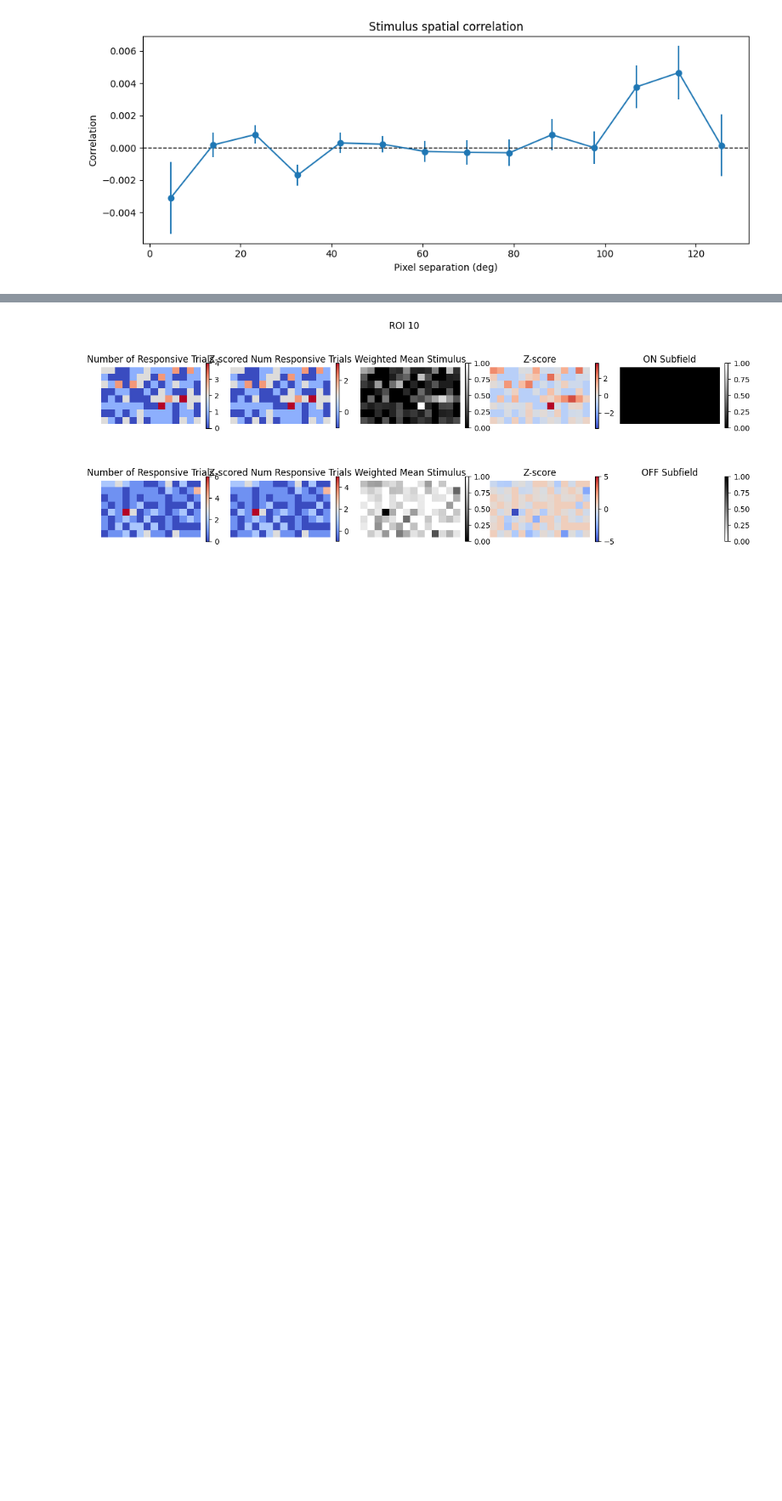
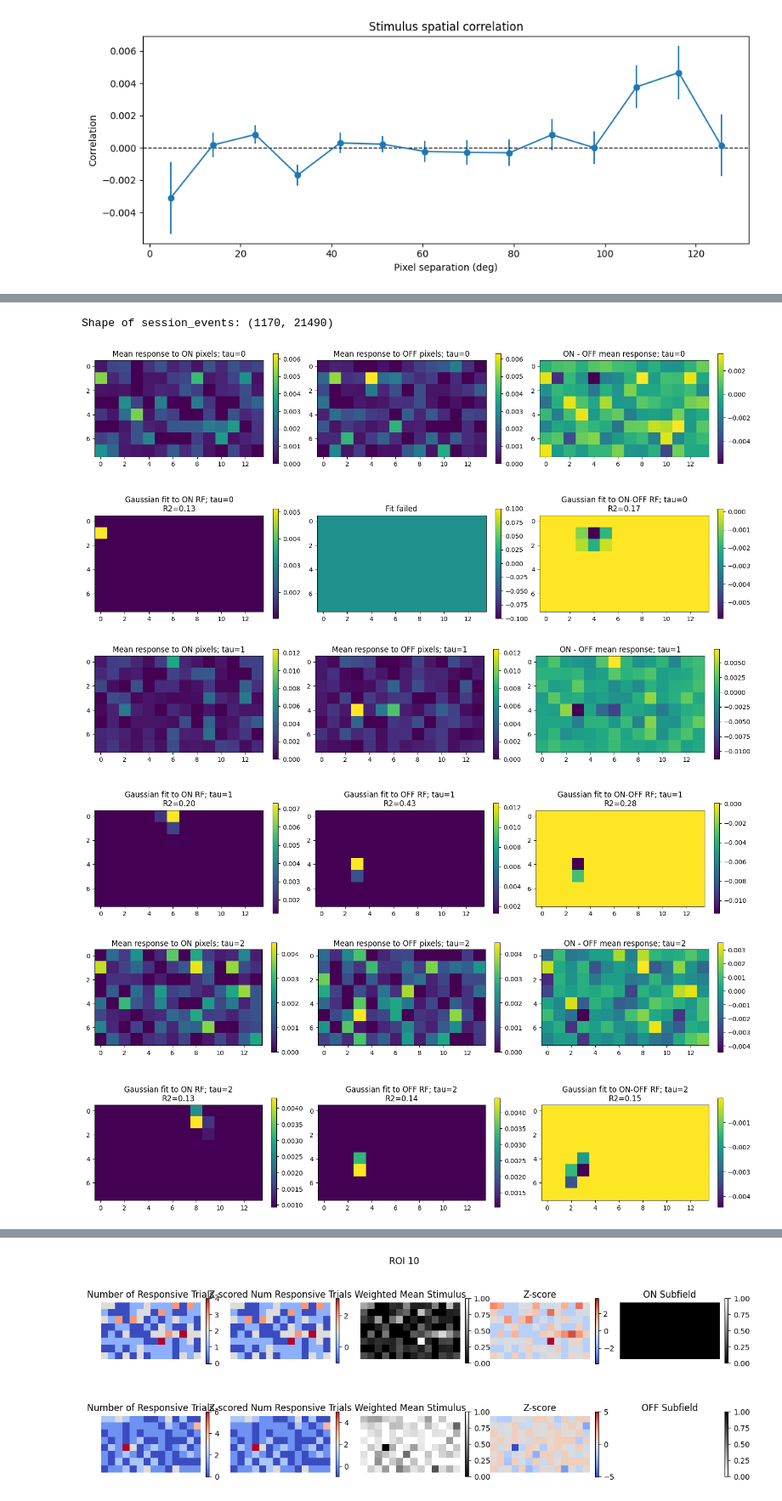
Before and after one commit to naomidonovan1/allen_v1dd, a Jupyter notebook: src/allen_v1dd/demo.ipynb, the cells around one changed output, grey strips where cells are left out. Shown at 85% size. Cells and saved outputs as stored; diff of their text form; code cells hidden in the pictures; blank space fills up the shorter version.

Commit message:
woo gaussian fits work!

```diff
--- a/src/allen_v1dd/demo.ipynb
+++ b/src/allen_v1dd/demo.ipynb
@@ -186,0 +311,74 @@ break
+# %%
+session_events = session.get_traces(plane=plane, trace_type="events")
+
+print(f'Shape of session_events: {session_events.shape}')  # (n_rois, n_total_frames) (includes all stimulus and non-stimulus periods)
+
+
+
+for tau in [0, 1, 2, 3]:
+    starts = lsn_stim_table.start.values
+
+    results = {
+        'trial_id': [],  # sweep index
+        'pixel_id': [], # pixel index (0 to 223)
+        'avg_response': [],  # average response (over the 3 frames) to that pixel being on or off (trials)
+    }
+
+    for i, start in enumerate(starts):
+        start_idx = np.where(session_events.time >= start)[0][0]
+        # resp = np.mean(session_events.data[:, start_idx: start_idx + num_frames_for_resp], axis=1)  # average over num_frames_for_resp frames
+        resp = session_events.data[:, start_idx + tau] # response at specific frame after stimulus onset
+
+        for pixel_id in np.where(design_matrix_int[:, i] == 1)[0]:
+            results['trial_id'].append(i)
+            results['pixel_id'].append(pixel_id)
+            results['avg_response'].append(resp[23])  # for a specific ROI
+
+    results_df = pd.DataFrame(results)
+    pixel_means = results_df.groupby('pixel_id')['avg_response'].mean()
+    results_df_mean_tau1 = pd.DataFrame(zip(pixel_means.index, pixel_means.values), columns=['pixel_id', 'mean_response'])
+
+    fig, axs = plt.subplots(2, 3, figsize=(15, 7))
+    sub1 = axs[0, 0].imshow(results_df_mean_tau1.mean_response.values[:112].reshape(lsn.image_shape), vmin=0, vmax=results_df_mean_tau1.mean_response.values.max(), cmap='viridis')
+    plt.colorbar(sub1, ax=axs[0, 0], fraction=0.03)
+    axs[0, 0].set_title(f'Mean response to ON pixels; tau={tau}')
+
+    sub2 = axs[0, 1].imshow(results_df_mean_tau1.mean_response.values[112:].reshape(lsn.image_shape), vmin=0, vmax=results_df_mean_tau1.mean_response.values.max(), cmap='viridis')
+    plt.colorbar(sub2, ax=axs[0, 1], fraction=0.03)
+    axs[0, 1].set_title(f'Mean response to OFF pixels; tau={tau}')
+
+    sub3 = axs[0, 2].imshow((results_df_mean_tau1.mean_response.values[:112] - results_df_mean_tau1.mean_response.values[112:]).reshape(lsn.image_shape))
+    plt.colorbar(sub3, ax=axs[0, 2], fraction=0.03)
+    axs[0, 2].set_title(f'ON - OFF mean response; tau={tau}')
+
+    ## GAUSSIAN FITTING TO RFs
+    data = results_df_mean_tau1.mean_response.values[:112].reshape(lsn.image_shape) # ON SUBFIELD
+    popt, pcov, fitted_data, r2 = fit_gaussian(data)
+    sub4 = axs[1, 0].imshow(fitted_data, cmap='viridis')
+    plt.colorbar(sub4, ax=axs[1, 0], fraction=0.03)
+    axs[1, 0].set_title(f'Gaussian fit to ON RF; tau={tau}\nR2={r2:.2f}' if r2 is not None else "Fit failed")
+
+
+    ## GAUSSIAN FITTING TO RFs
+    data = results_df_mean_tau1.mean_response.values[112:].reshape(lsn.image_shape) # OFF SUBFIELD
+    popt, pcov, fitted_data, r2 = fit_gaussian(data)
+    sub4 = axs[1, 1].imshow(fitted_data, cmap='viridis')
+    plt.colorbar(sub4, ax=axs[1, 1], fraction=0.03)
+    axs[1, 1].set_title(f'Gaussian fit to OFF RF; tau={tau}\nR2={r2:.2f}' if r2 is not None else "Fit failed")
+
+    ## GAUSSIAN FITTING TO RFs
+    data = results_df_mean_tau1.mean_response.values[:112].reshape(lsn.image_shape) - results_df_mean_tau1.mean_response.values[112:].reshape(lsn.image_shape)  # ON-OFF SUBFIELD
+    popt, pcov, fitted_data, r2 = fit_gaussian(data)
+    sub4 = axs[1, 2].imshow(fitted_data, cmap='viridis')
+    plt.colorbar(sub4, ax=axs[1, 2], fraction=0.03)
+    axs[1, 2].set_title(f'Gaussian fit to ON-OFF RF; tau={tau}\nR2={r2:.2f}' if r2 is not None else "Fit failed")
+
+    plt.tight_layout()
+
+    # print(f'Norm of ON kernel at tau={tau}: {np.linalg.norm(results_df_mean_tau1.mean_response.values[:112]) / np.linalg.norm(results_df_mean_baseline.mean_response.values[:112])}')
+    # print(f'Norm of OFF kernel at tau={tau}: {np.linalg.norm(results_df_mean_tau1.mean_response.values[112:]) / np.linalg.norm(results_df_mean_baseline.mean_response.values[112:])}')
+# %% [output]
+Shape of session_events: (1170, 21490)
+[figure, added]
+[figure, added]
+[figure, added]
```
Also changed, not shown: parts of 10 cells of this notebook.
